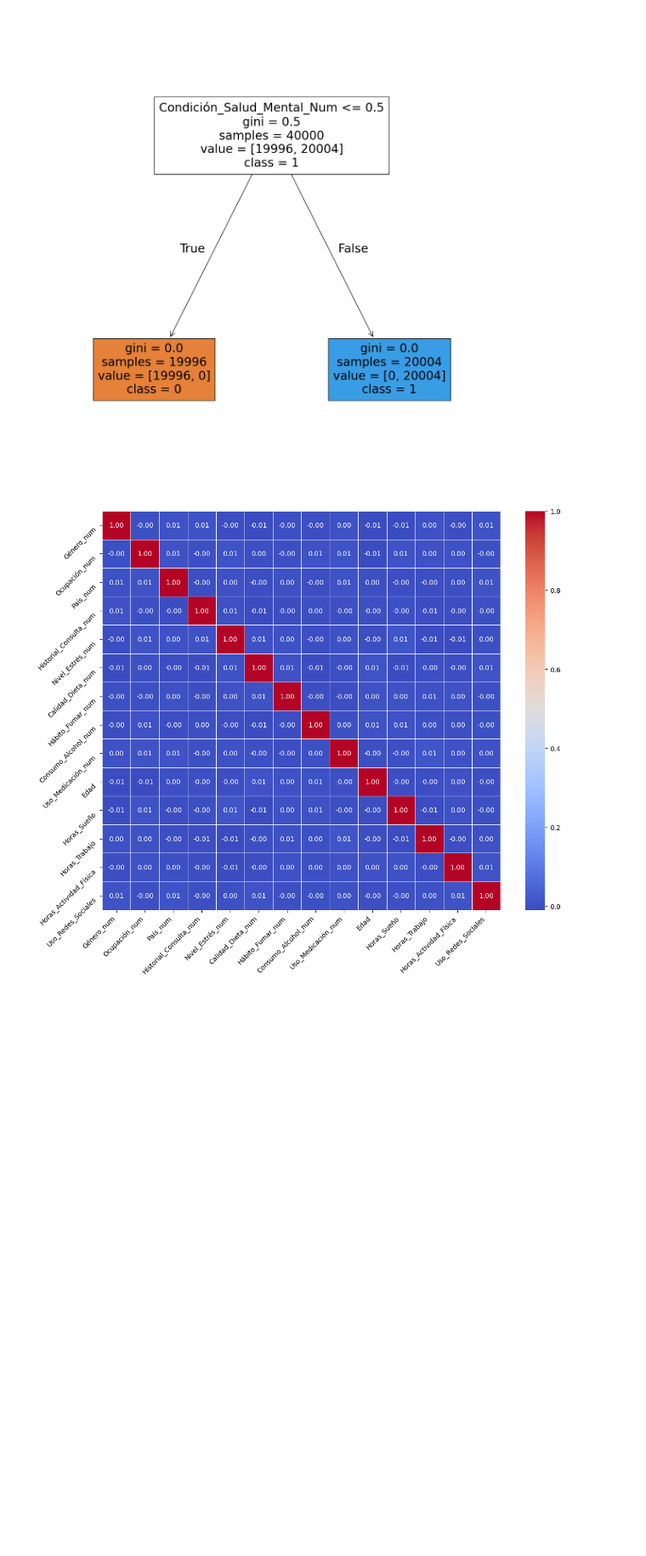
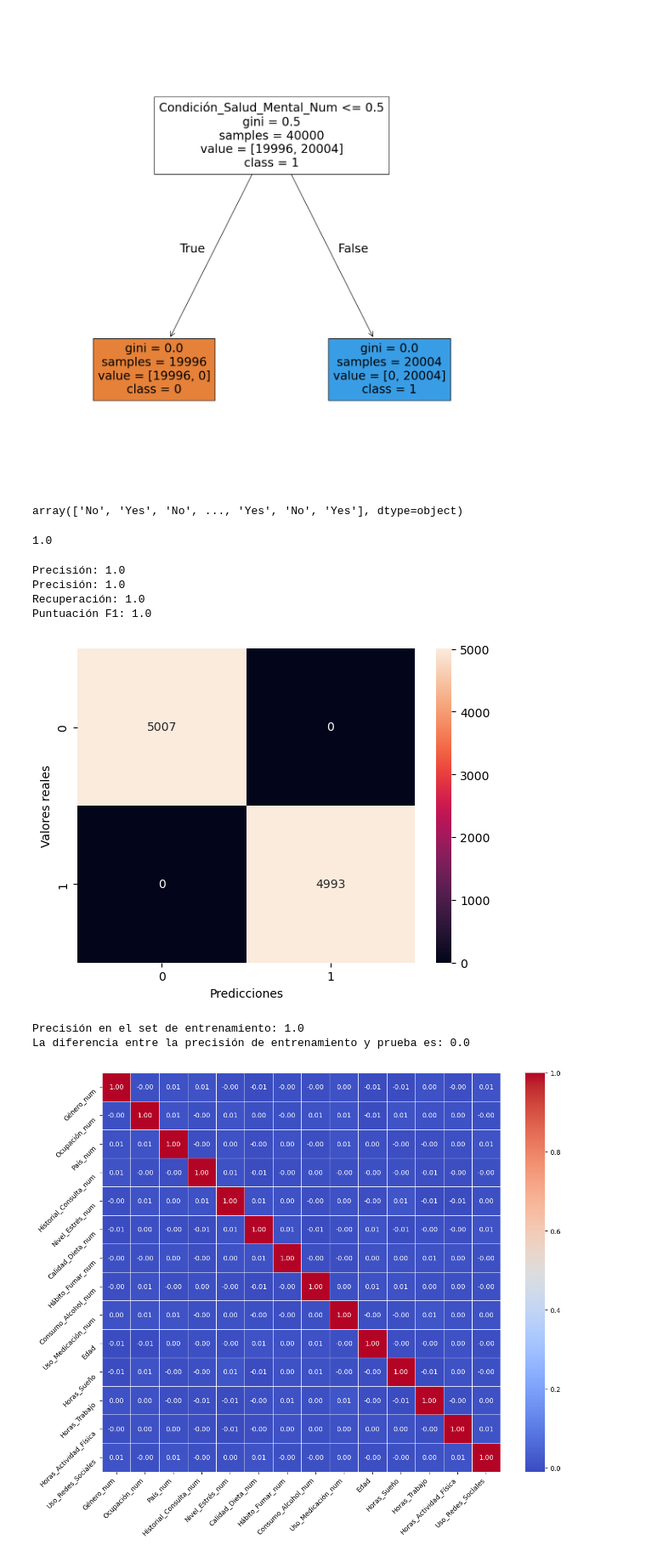
Before and after one commit to Valenfrc/Fases-del-sue-o, a Jupyter notebook: notebooks/análisis_inicial.ipynb, the cells around one changed output. Shown at 85% size. Drawn from its saved outputs; the diff is of its cells as text; code cells hidden in the pictures; blank space fills up the shorter version.

```diff
--- a/notebooks/análisis_inicial.ipynb
+++ b/notebooks/análisis_inicial.ipynb
@@ -620,6 +620,60 @@ tree.plot_tree(model, feature_names = list(X_train.columns), class_names = ["0",
 plt.show()
 # %% [output]
 [figure]
+# %%
+y_pred = model.predict(X_test)
+y_pred
+# %% [output]
+array(['No', 'Yes', 'No', ..., 'Yes', 'No', 'Yes'], dtype=object)
+# %%
+from sklearn.metrics import accuracy_score
+
+accuracy_score(y_test, y_pred)
+# %% [output]
+1.0
+# %%
+import pandas as pd
+from sklearn.tree import DecisionTreeClassifier
+from sklearn.model_selection import train_test_split
+from sklearn.preprocessing import OneHotEncoder
+from sklearn.metrics import accuracy_score, precision_score, recall_score, f1_score, confusion_matrix
+import matplotlib.pyplot as plt
+import seaborn as sns
+
+accuracy = accuracy_score(y_test, predictions)
+precision = precision_score(y_test, predictions, average='weighted')
+recall = recall_score(y_test, predictions, average='weighted')
+f1 = f1_score(y_test, predictions, average='weighted')
+confusion = confusion_matrix(y_test, predictions)
+
+# Imprimir métricas
+print(f"Precisión: {accuracy}")
+print(f"Precisión: {precision}")
+print(f"Recuperación: {recall}")
+print(f"Puntuación F1: {f1}")
+
+# Visualizar la matriz de confusión
+sns.heatmap(confusion, annot=True, fmt='d')
+plt.xlabel('Predicciones')
+plt.ylabel('Valores reales')
+plt.show()
+
+# Calcular métricas en el set de entrenamiento.
+train_predictions = model.predict(X_train)
+train_accuracy = accuracy_score(y_train, train_predictions)
+
+print(f"Precisión en el set de entrenamiento: {train_accuracy}")
+
+# Comparar el rendimiento de ambos sets.
+print(f"La diferencia entre la precisión de entrenamiento y prueba es: {train_accuracy - accuracy}")
+# %% [output]
+Precisión: 1.0
+Precisión: 1.0
+Recuperación: 1.0
+Puntuación F1: 1.0
+[figure, added]
+Precisión en el set de entrenamiento: 1.0
+La diferencia entre la precisión de entrenamiento y prueba es: 0.0
 # %%
 #ANALISIS VARIABLE MULTIVARIANTE
 #Análisis númerico - categorico
```
Also changed, not shown: 1 other file.
